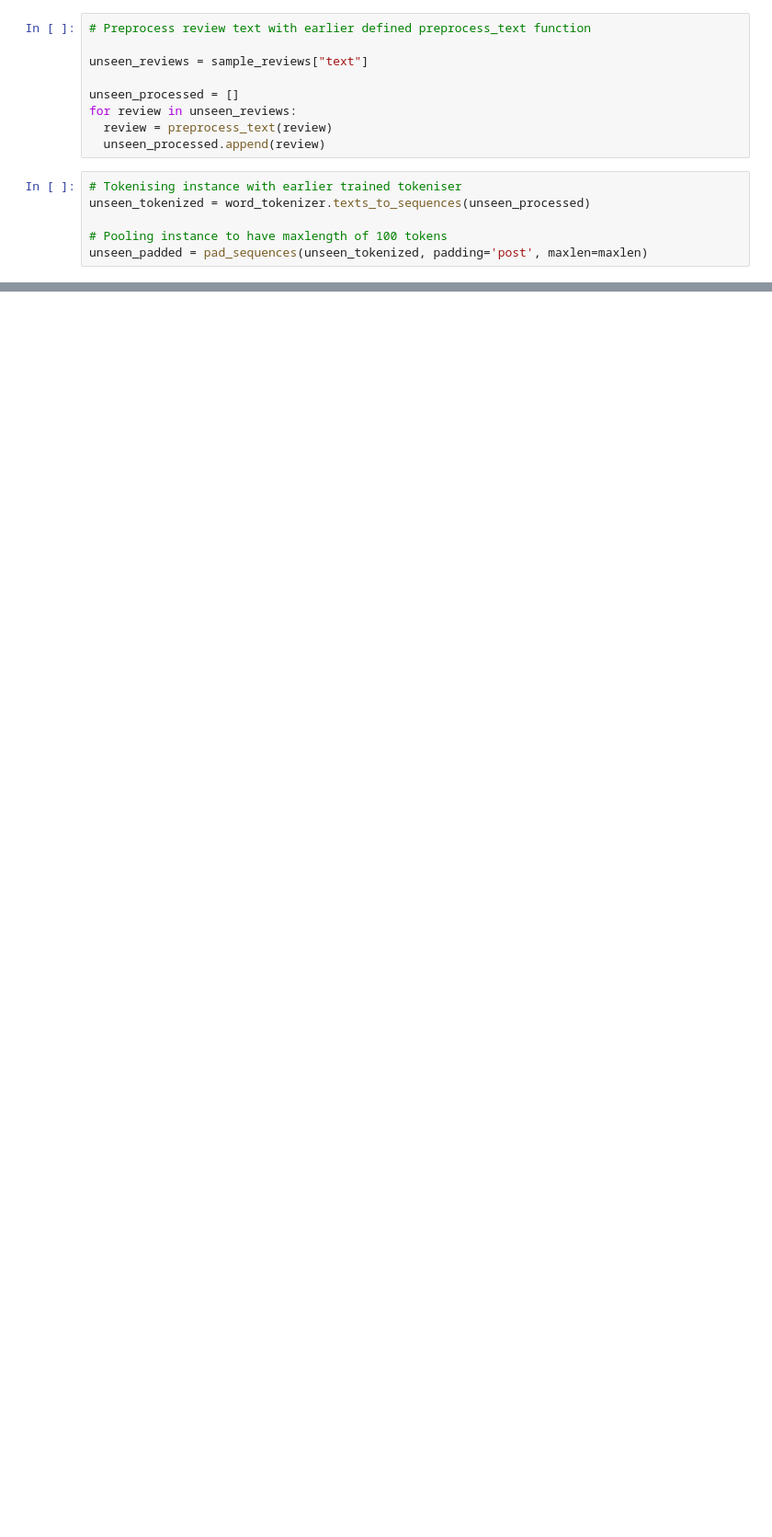
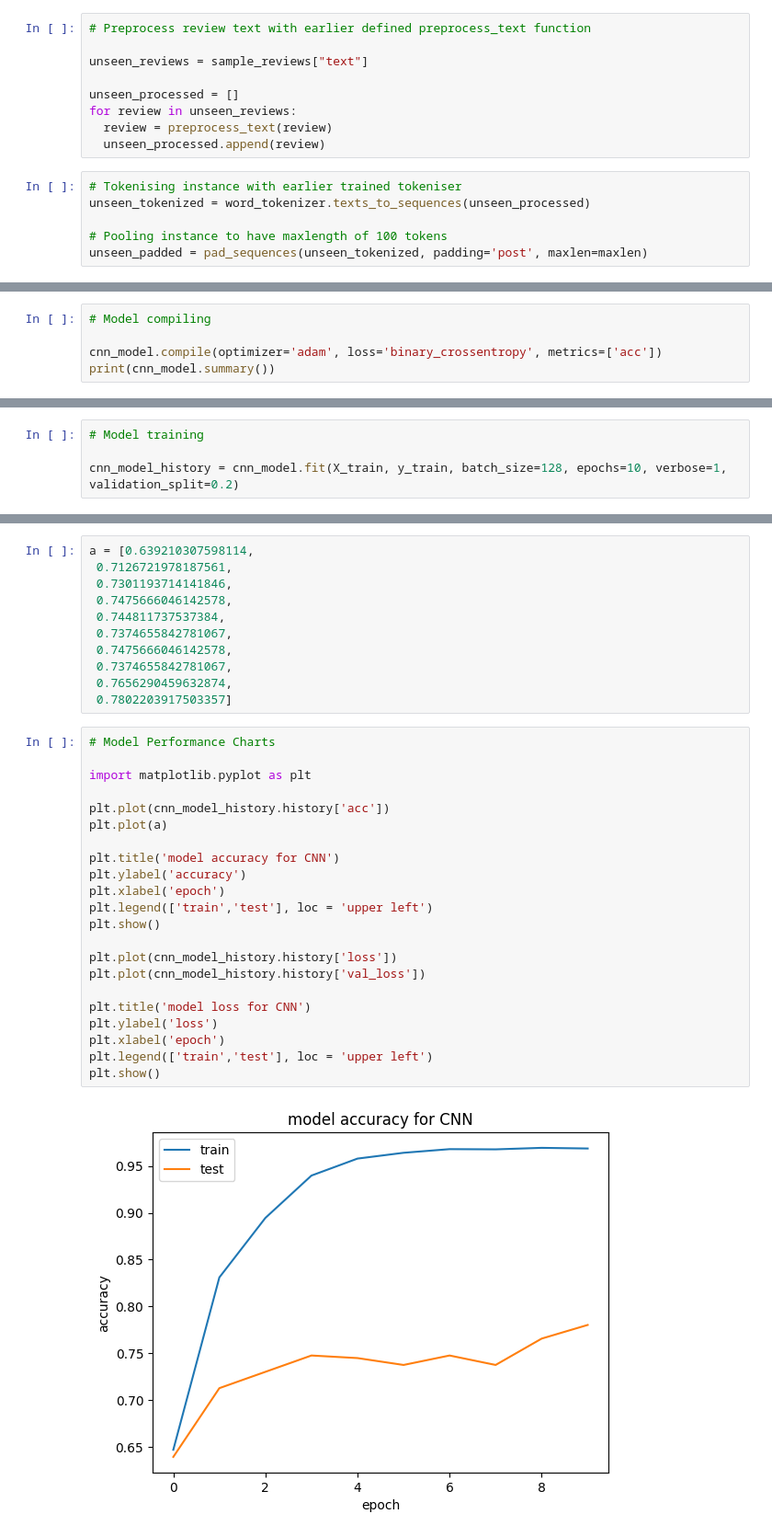
Before and after one commit to suwubham/sarn, a Jupyter notebook: train.ipynb, the cells around one changed output, grey strips where cells are left out. Shown at 92% size. Cells and saved outputs as stored; diff of their text form; blank space fills up the shorter version.

```diff
--- a/train.ipynb
+++ b/train.ipynb
@@ -216,0 +378,5 @@ array([[0.9651862]], dtype=float32)
+# %%
+# Model compiling
+
+cnn_model.compile(optimizer='adam', loss='binary_crossentropy', metrics=['acc'])
+print(cnn_model.summary())
@@ -216,0 +403,4 @@ array([[0.9651862]], dtype=float32)
+# %%
+# Model training
+
+cnn_model_history = cnn_model.fit(X_train, y_train, batch_size=128, epochs=10, verbose=1, validation_split=0.2)
@@ -216,0 +442,35 @@ array([[0.9651862]], dtype=float32)
+# %%
+a = [0.639210307598114,
+ 0.7126721978187561,
+ 0.7301193714141846,
+ 0.7475666046142578,
+ 0.744811737537384,
+ 0.7374655842781067,
+ 0.7475666046142578,
+ 0.7374655842781067,
+ 0.7656290459632874,
+ 0.7802203917503357]
+# %%
+# Model Performance Charts
+
+import matplotlib.pyplot as plt
+
+plt.plot(cnn_model_history.history['acc'])
+plt.plot(a)
+
+plt.title('model accuracy for CNN')
+plt.ylabel('accuracy')
+plt.xlabel('epoch')
+plt.legend(['train','test'], loc = 'upper left')
+plt.show()
+
+plt.plot(cnn_model_history.history['loss'])
+plt.plot(cnn_model_history.history['val_loss'])
+
+plt.title('model loss for CNN')
+plt.ylabel('loss')
+plt.xlabel('epoch')
+plt.legend(['train','test'], loc = 'upper left')
+plt.show()
+# %% [output]
+[figure, added]
```
Also changed, not shown: parts of 48 cells of this notebook, 6 other files.
